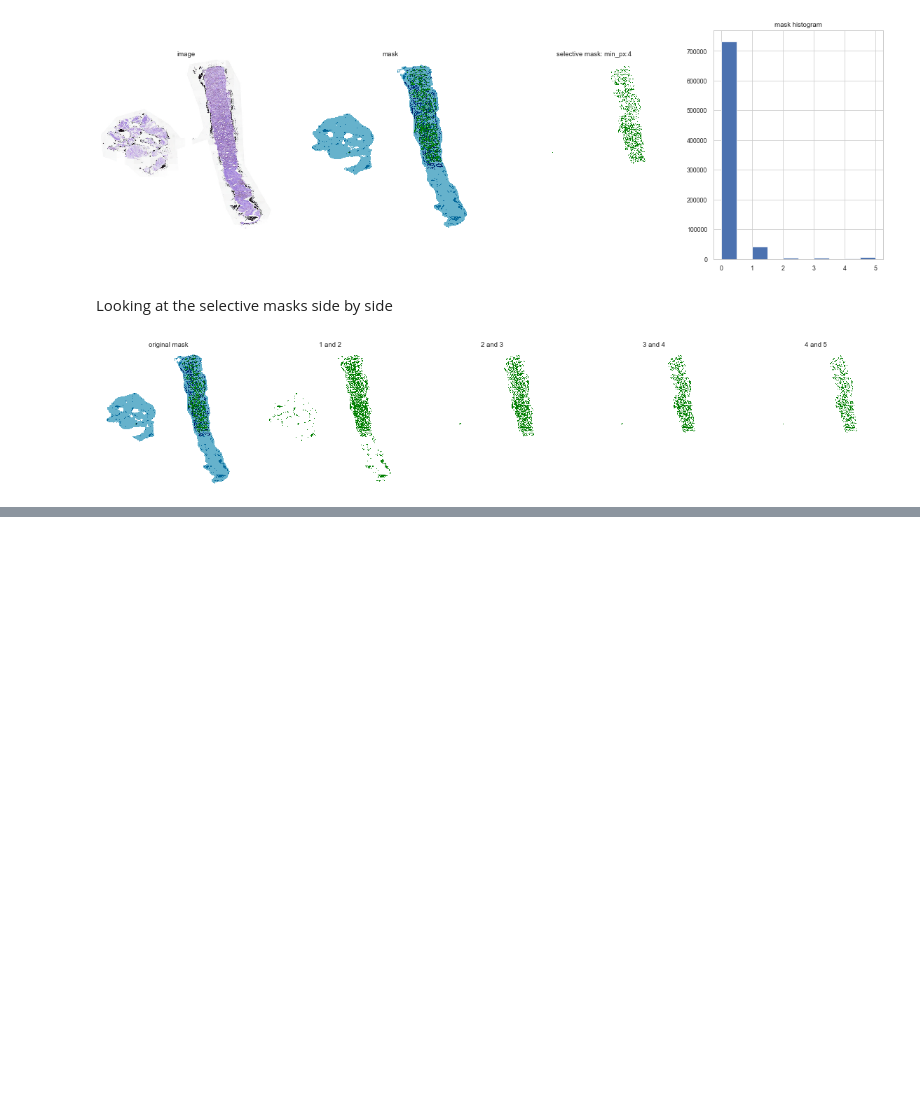
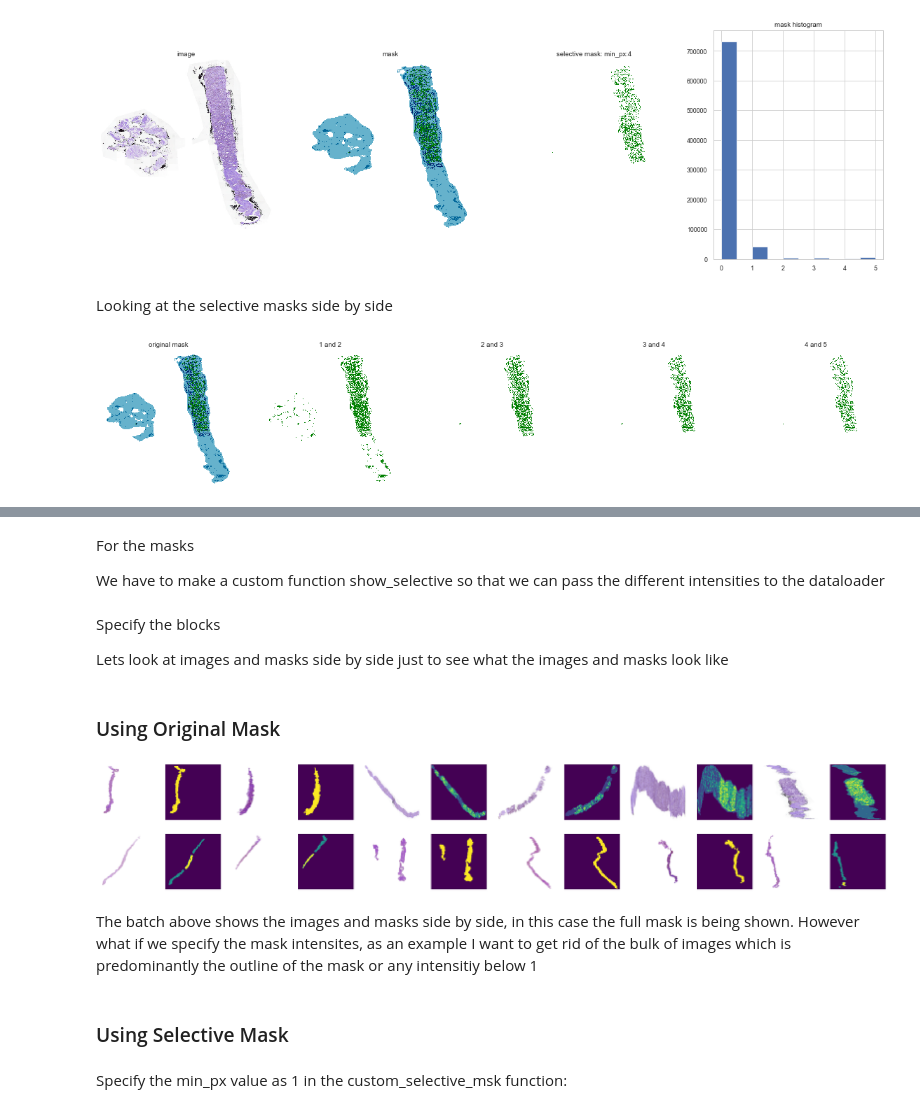
Before and after one commit to asvcode/MedicalImaging, a Jupyter notebook: _notebooks/2020-06-25-Selective-Mask.ipynb, the cells around one changed output, grey strips where cells are left out. Cells and saved outputs as stored; diff of their text form; code cells hidden in the pictures; blank space fills up the shorter version.

```diff
--- a/_notebooks/2020-06-25-Selective-Mask.ipynb
+++ b/_notebooks/2020-06-25-Selective-Mask.ipynb
@@ -203,0 +243,53 @@ plt.show()
+# %%
+def custom_img(fn):
+    fn = f'{train}/{fn.image_id}.png'
+    file = Image.open(fn)
+    t = tensor(file)
+    img_pil = PILImage.create(t)
+    return img_pil
+# %% [markdown]
+For the masks
+
+We have to make a custom function show_selective so that we can pass the different intensities to the dataloader
+# %%
+def show_selective(p, scale=True, cmap=plt.cm.ocean_r, min_px=None, max_px=None):
+    px = tensor(p)
+    if min_px is not None: px[px<min_px] = float(min_px)
+    if max_px is not None: px[px>max_px] = float(max_px)
+    return px
+# %%
+def custom_selective_msk(fn):
+    fn = f'{mask}/{fn.image_id}_mask.png'
+    file = Image.open(fn)
+    t = tensor(file)[:,:,2]
+    ts = show_selective(t, min_px=None, max_px=None)
+    return ts
+# %% [markdown]
+Specify the blocks
+
+Lets look at images and masks side by side just to see what the images and masks look like
+# %% [markdown]
+### Using Original Mask
+# %%
+blocks = (ImageBlock,
+          ImageBlock)
+
+getters = [
+           custom_img,
+           custom_selective_msk
+          ]
+# %%
+prostate = DataBlock(blocks=blocks,
+                 getters=getters,
+                 item_tfms=Resize(128))
+
+j = prostate.dataloaders(train_labels, bs=16)
+j.show_batch(max_n=12, nrows=2, ncols=6)
+# %% [output]
+[figure, added]
+# %% [markdown]
+The batch above shows the images and masks side by side, in this case the full mask is being shown. However what if we specify the mask intensites, as an example I want to get rid of the bulk of images which is predominantly the outline of the mask or any intensitiy below 1
+# %% [markdown]
+### Using Selective Mask
+# %% [markdown]
+Specify the min_px value as 1 in the custom_selective_msk function:
```
Also changed, not shown: parts of 18 cells of this notebook.
